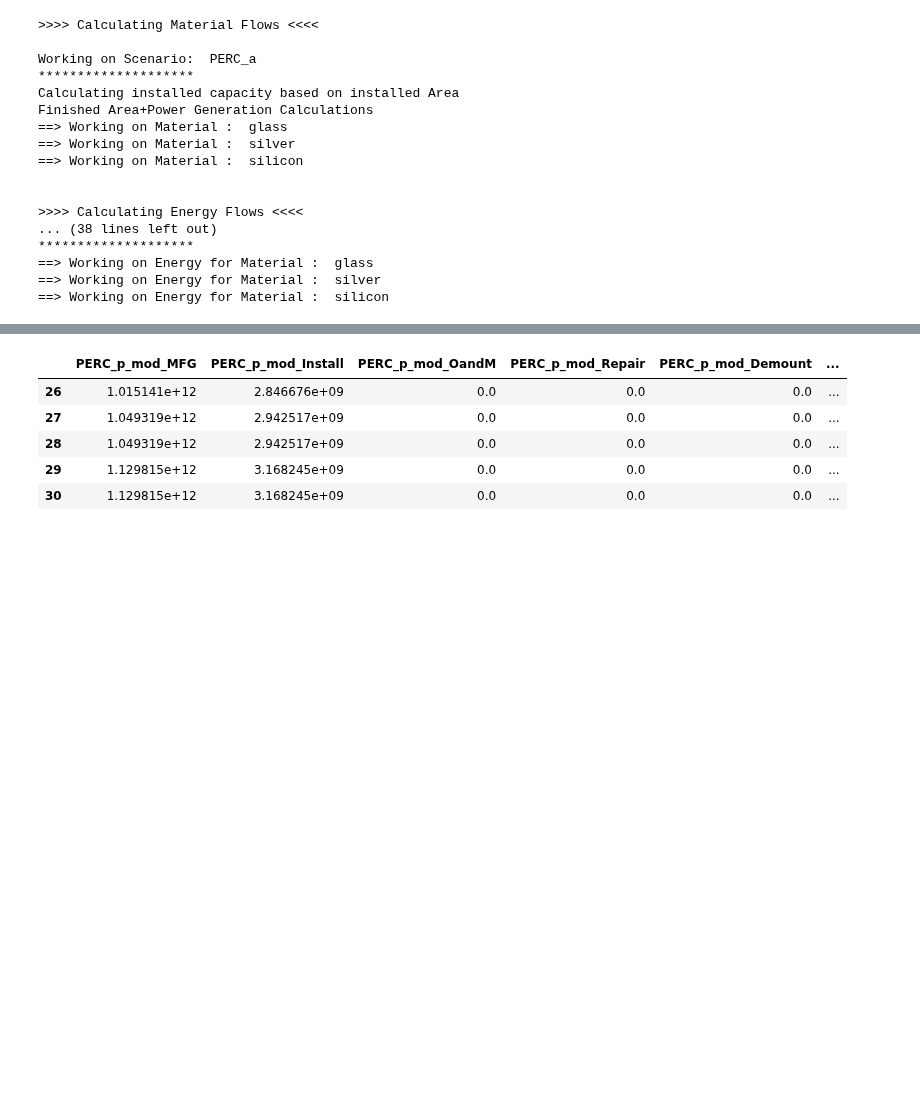
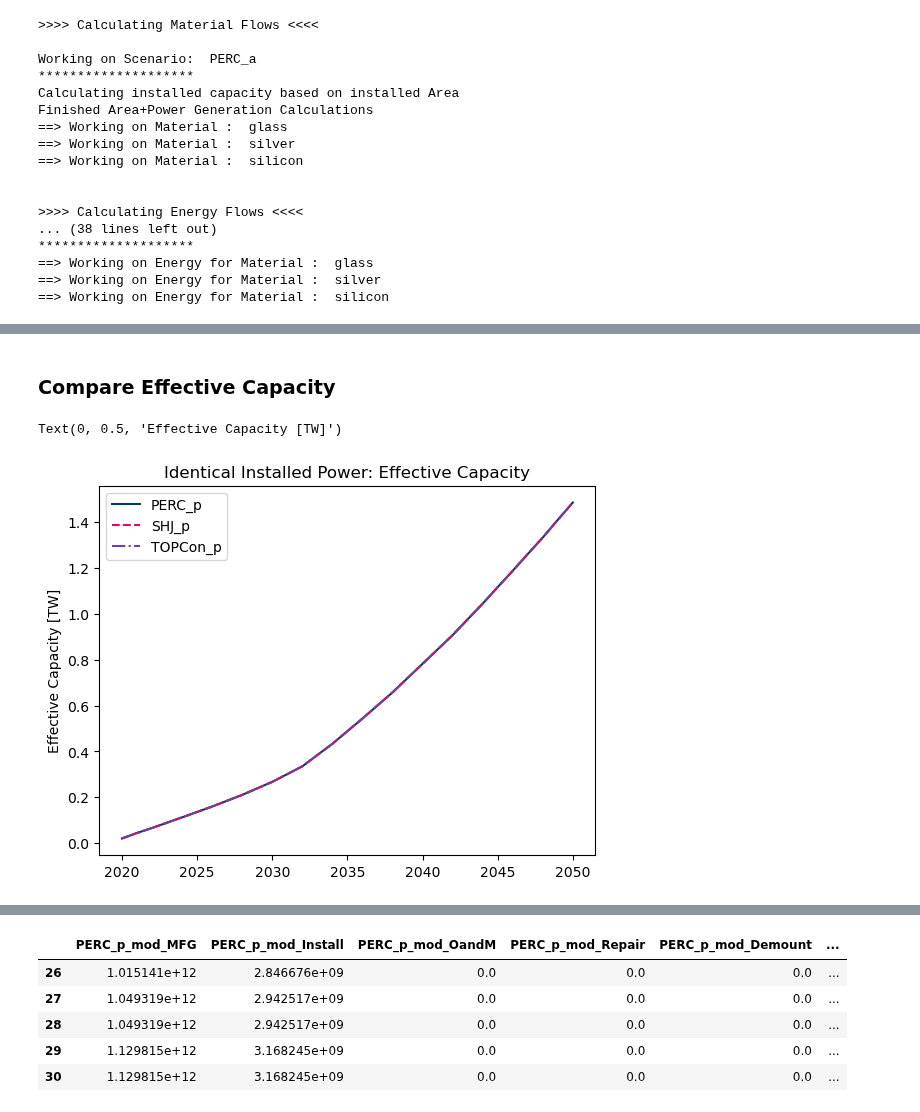
Before and after one commit to NREL/PV_ICE, a Jupyter notebook: docs/tutorials/16 - PERC vs SHJ vs TOPCon.ipynb, the cells around one changed output, grey strips where cells are left out. Cells and saved outputs as stored; diff of their text form; code cells hidden in the pictures; blank space fills up the shorter version.

```diff
--- a/docs/tutorials/16 - PERC vs SHJ vs TOPCon.ipynb
+++ b/docs/tutorials/16 - PERC vs SHJ vs TOPCon.ipynb
@@ -440,0 +442,16 @@ Index(['VirginStock_glass_sim1_PERC_p_[Tonnes]',
+# %% [markdown]
+### Compare Effective Capacity
+# %%
+activecapacity_yearly_TW = pd.DataFrame(all_results_yearly.filter(like='ActiveCapacity'))/1e6
+activecapacity_yearly_TW_p = activecapacity_yearly_TW.filter(like='_p')
+activecapacity_yearly_TW_a = activecapacity_yearly_TW.filter(like='_a')
+# %%
+plt.plot(activecapacity_yearly_TW_p.index, activecapacity_yearly_TW_p.iloc[:,[0]], color='#003f5c')
+plt.plot(activecapacity_yearly_TW_p.index, activecapacity_yearly_TW_p.iloc[:,[1]], color='#ee005b', ls='--')
+plt.plot(activecapacity_yearly_TW_p.index, activecapacity_yearly_TW_p.iloc[:,[2]], color='#734296', ls='-.')
+plt.legend(scennames_p)
+plt.title('Identical Installed Power: Effective Capacity')
+plt.ylabel('Effective Capacity [TW]')
+# %% [output]
+Text(0, 0.5, 'Effective Capacity [TW]')
+[figure, added]
```
Also changed, not shown: parts of 28 cells of this notebook, 2 other files.
